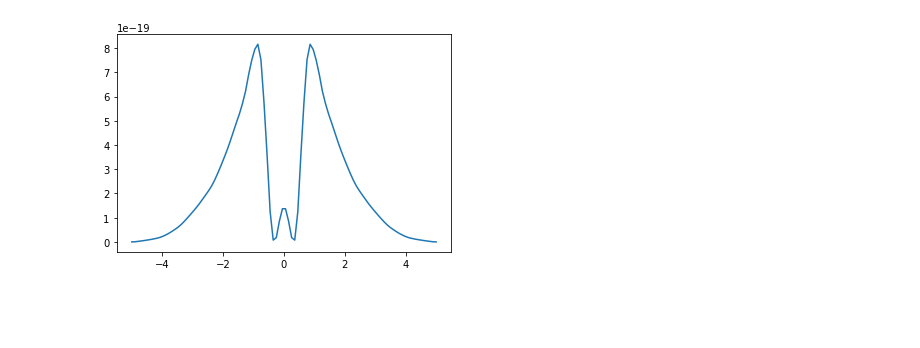
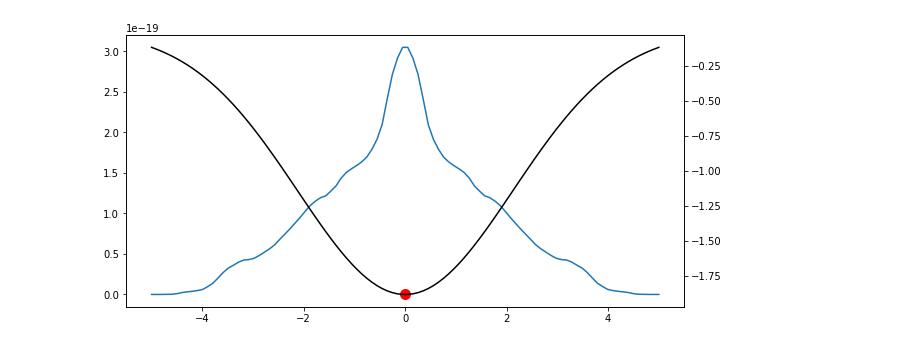
Before and after one commit to oyazyev/SoliDRIL, a Jupyter notebook: Bloch theorem.ipynb, the cells around one changed output. Saved outputs shown, nothing was run; the diff lists cells and outputs as text; code cells hidden in the pictures; blank space fills up the shorter version.

```diff
--- a/Bloch theorem.ipynb
+++ b/Bloch theorem.ipynb
@@ -23,12 +30,12 @@ def delta(x,w,A):
 # %%
 x = np.linspace(-5,5,100);
-w = 1;
+w = 3;
 A = -10
-potential = delta(x,1,-10)
+def potential(x):
+    return delta(x,w,A)
 fig0,ax0 = plt.figure(figsize = (10,5)),plt.gca()
-pot = plt.plot(x,potential)
-atom = plt.Circle((0,0),0.3,color = 'red')
-ax0.add_patch(atom);
+pot0 = plt.plot(x,potential(x))
+atom0 = plt.Circle((0,min(potential(x))),0.2,color = 'red')
+ax0.add_patch(atom0);
 plt.axis('scaled');
-#plt.tight_layout()
 # %% [output]
@@ -36,14 +48,18 @@ plt.axis('scaled');
 # %%
 def bloch(x,u):
-    k = 1/(2*w);
-    return np.vstack((u[1],(k**2 + delta(x,1,-10))*u[0]+2*1j*k*u[1]))
+    k = 2*np.pi/(2*w)
+    return np.vstack((u[1],(k**2 + delta(x,w,A))*u[0]+2*1j*k*u[1]))
 
 def bc(x,u):
     return np.array([x[0],u[0]]);
 # %%
-u0 = np.zeros((2,x.size));
+u0 = np.ones((2,x.size));
 u0[0] = 1;
 ws = solve_bvp(bloch,bc,x,u0);
-plt.plot(x,np.abs(ws.sol(x)[0])**2);
+fig1,ax1 = plt.figure(figsize = (10,5)), plt.gca();
+prob = ax1.plot(x,np.real(ws.sol(x)[0])**2);
+atom1 = ax1.plot(0,0,'ro',ms = 10)
+ax2 = ax1.twinx() ;
+pot1 = ax2.plot(x,potential(x),'k');
 # %% [output]
-[figure, old version]
+[figure, new version]
```
Also changed, not shown: parts of 13 cells of this notebook.
